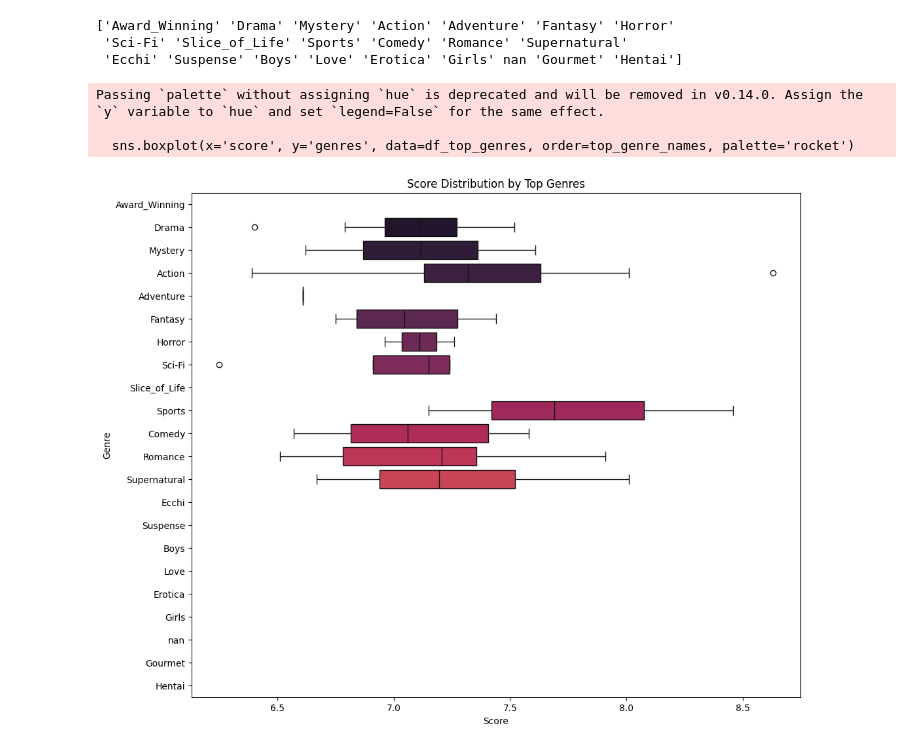
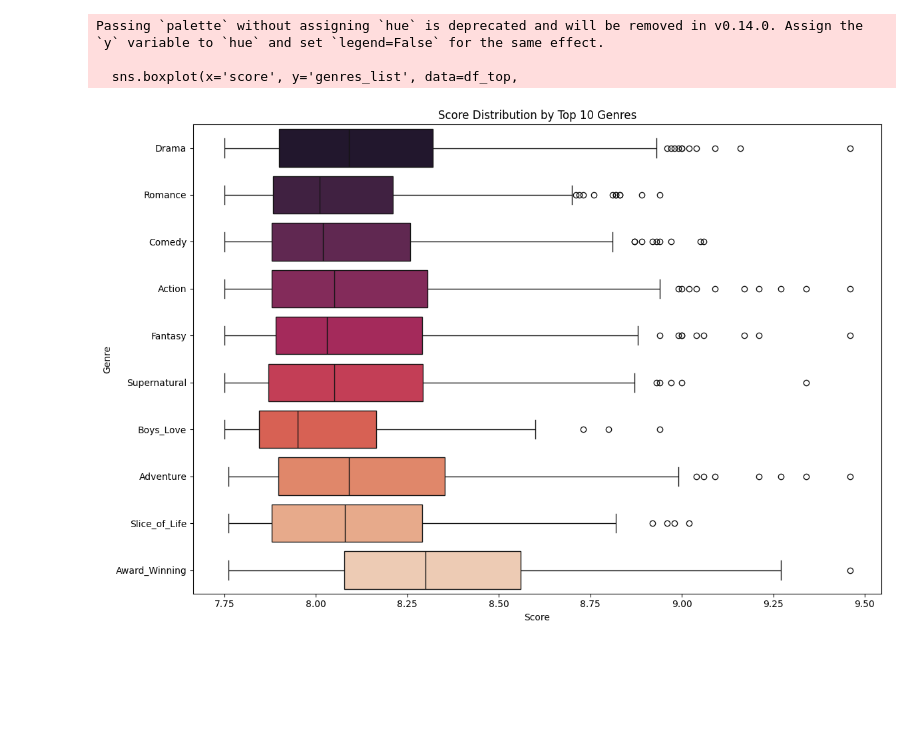
Before and after one commit to SID1014/Manga-Recommendation-System, a Jupyter notebook: Notebook/data_exploration.ipynb, the cells around one changed output. Drawn from its saved outputs; the diff is of its cells as text; code cells hidden in the pictures; blank space fills up the shorter version.

```diff
--- a/Notebook/data_exploration.ipynb
+++ b/Notebook/data_exploration.ipynb
@@ -64,2 +42,0 @@ array(['Award_Winning', 'Drama', 'Mystery', 'Action', 'Adventure',
-# %%
-df.dropna(subset=['genres','synopsis'],inplace=True)
@@ -76,0 +130,5 @@ plt.show()
+# %%
+median_score = df['score'].median()
+null_count = df['score'].isna().sum()
+df['score'] = df['score'].fillna(median_score)
+print(f'Filled {null_count} missing scores with median: {median_score:.2f}')
@@ -76,0 +158,15 @@ plt.show()
+# %%
+genre_series = df['genres_list'].explode()
+top_genres = genre_series.value_counts().head(15)
+
+plt.figure(figsize=(12, 6))
+top_genres.plot(kind='bar', color='steelblue', edgecolor='black')
+plt.title('Top 15 Most Common Genres in Dataset')
+plt.xlabel('Genre')
+plt.ylabel('Count')
+plt.xticks(rotation=45, ha='right')
+plt.tight_layout()
+plt.savefig('top_genres.png', dpi=150, bbox_inches='tight')
+plt.show()
+print('\nAll unique genres:')
+print(sorted(genre_series.unique().tolist()))
@@ -77,25 +177,21 @@ plt.show()
 # %%
-# First, get the names of the top genres to keep the plot clean
-top_genre_names = genere_list.unique()
+top_genre_names = genre_series.value_counts().head(10).index.tolist()
+df_exploded = df.copy()
+df_exploded['genres_list'] = df_exploded['genres_list']
+df_exploded = df_exploded.explode('genres_list')
+df_top = df_exploded[df_exploded['genres_list'].isin(top_genre_names)]
 
-# Explode the genres column to have one genre per row
-df_exploded = df.explode('genres')
-print(top_genre_names)
-# Filter to only include the top genres
-df_top_genres = df_exploded[df_exploded['genres'].isin(top_genre_names)]
-
-# Create the box plot
-plt.figure(figsize=(12, 10))
-sns.boxplot(x='score', y='genres', data=df_top_genres, order=top_genre_names, palette='rocket')
-plt.title('Score Distribution by Top Genres')
+plt.figure(figsize=(12, 8))
+sns.boxplot(x='score', y='genres_list', data=df_top,
+            order=top_genre_names, palette='rocket')
+plt.title('Score Distribution by Top 10 Genres')
 plt.xlabel('Score')
 plt.ylabel('Genre')
+plt.tight_layout()
+plt.savefig('genre_score_boxplot.png', dpi=150, bbox_inches='tight')
 plt.show()
 # %% [output]
-['Award_Winning' 'Drama' 'Mystery' 'Action' 'Adventure' 'Fantasy' 'Horror'
- 'Sci-Fi' 'Slice_of_Life' 'Sports' 'Comedy' 'Romance' 'Supernatural'
- 'Ecchi' 'Suspense' 'Boys' 'Love' 'Erotica' 'Girls' nan 'Gourmet' 'Hentai']
+Passing `palette` without assigning `hue` is deprecated and will be removed in v0.14.0. Assign the `y` variable to `hue` and set `legend=False` for the same effect.
+
+  sns.boxplot(x='score', y='genres_list', data=df_top,
-Passing `palette` without assigning `hue` is deprecated and will be removed in v0.14.0. Assign the `y` variable to `hue` and set `legend=False` for the same effect.
-
-  sns.boxplot(x='score', y='genres', data=df_top_genres, order=top_genre_names, palette='rocket')
-[figure, old version]
+[figure, new version]
```
Also changed, not shown: parts of 25 cells of this notebook, 26 other files.
